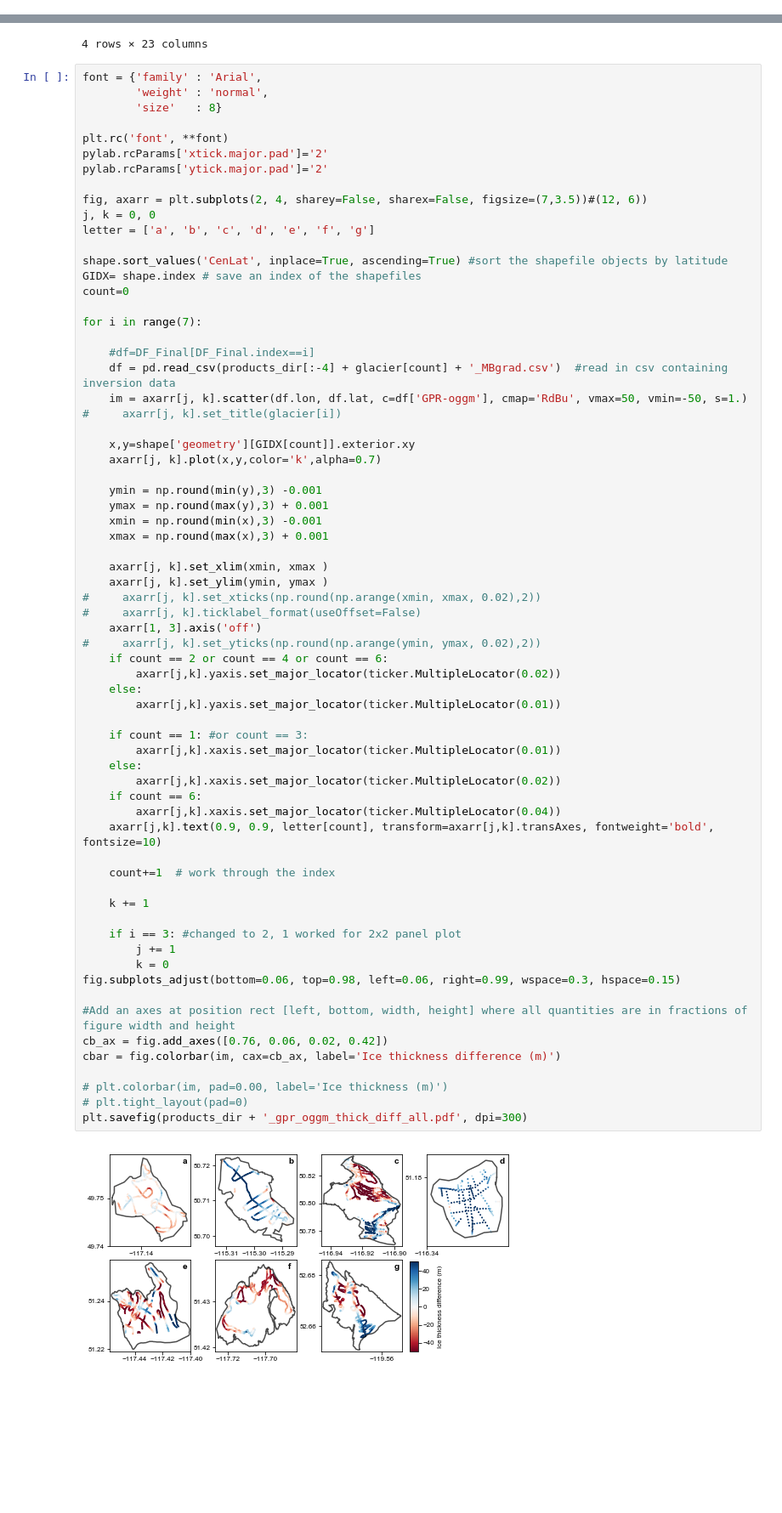
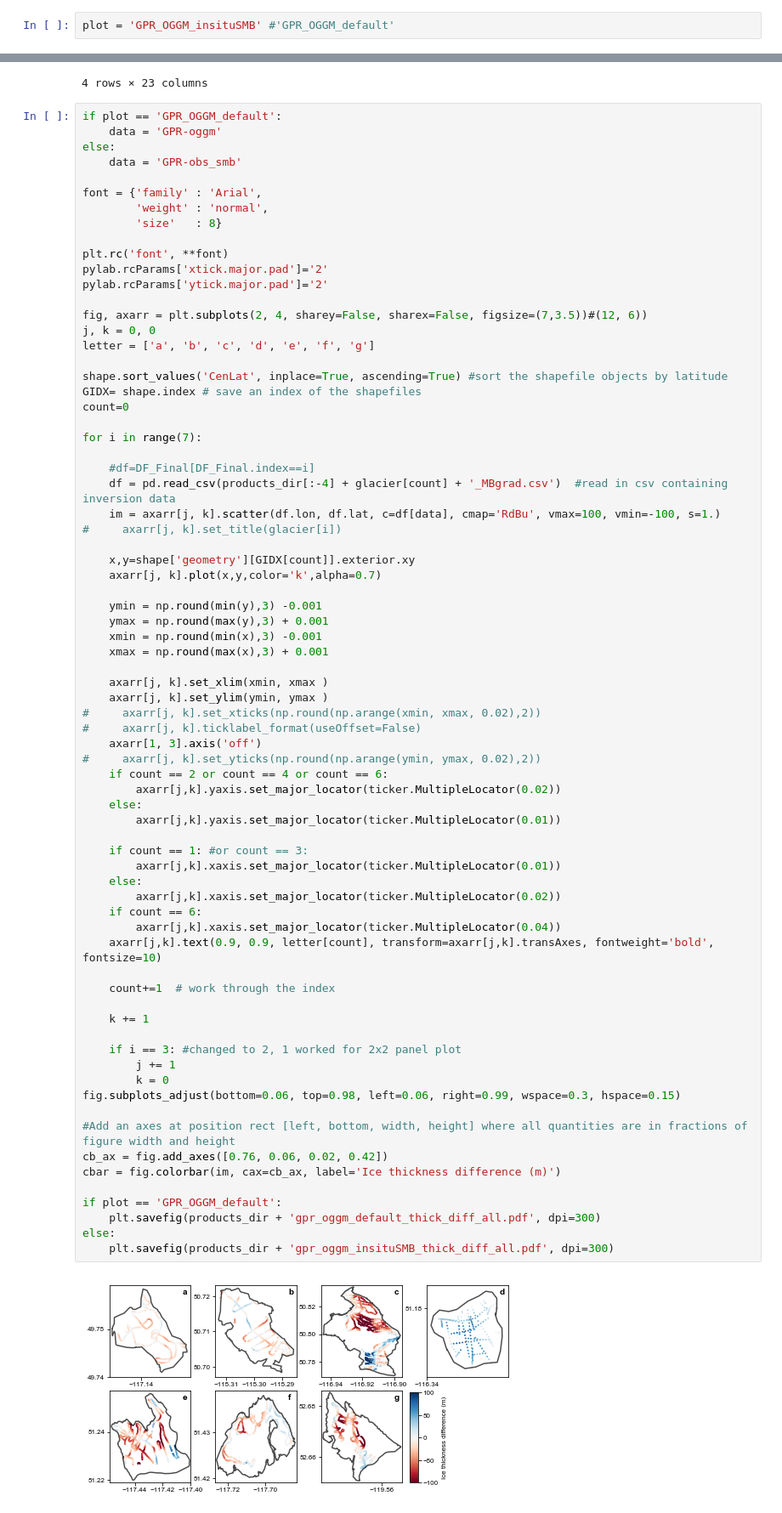
Before and after one commit to bpelto/OGGM-Columbia-Project, a Jupyter notebook: plotting/oggm_gpr_comp_plot.ipynb, the cells around one changed output, grey strips where cells are left out. Shown at 85% size. Saved outputs shown, nothing was run; the diff lists cells and outputs as text; blank space fills up the shorter version.

Commit message:
add default versus in situ option, remove oggm run

```diff
--- a/plotting/oggm_gpr_comp_plot.ipynb
+++ b/plotting/oggm_gpr_comp_plot.ipynb
@@ -71,0 +21,2 @@ workflow.execute_entity_task(tasks.distribute_thickness_per_altitude, gdirs);
+# %%
+plot = 'GPR_OGGM_insituSMB' #'GPR_OGGM_default'
@@ -81,6 +37,11 @@ shape[0:4]
 | 3 | RGI60-02.07780 | G240419E52671N | 20049999 | 20069999 | -119.581 | 52.6705 | 2 | 3 | 6.490 | 1717 | ... | ... |
 4 rows × 23 columns
 # %%
+if plot == 'GPR_OGGM_default':
+    data = 'GPR-oggm'
+else:
+    data = 'GPR-obs_smb'
+
 font = {'family' : 'Arial',
         'weight' : 'normal',
         'size'   : 8}
@@ -101,7 +62,7 @@ for i in range(7):
 
     #df=DF_Final[DF_Final.index==i]
     df = pd.read_csv(products_dir[:-4] + glacier[count] + '_MBgrad.csv')  #read in csv containing inversion data
-    im = axarr[j, k].scatter(df.lon, df.lat, c=df['GPR-oggm'], cmap='RdBu', vmax=50, vmin=-50, s=1.)
+    im = axarr[j, k].scatter(df.lon, df.lat, c=df[data], cmap='RdBu', vmax=100, vmin=-100, s=1.)
 #     axarr[j, k].set_title(glacier[i])
 
     x,y=shape['geometry'][GIDX[count]].exterior.xy
@@ -118,34 +79,35 @@ for i in range(7):
 #     axarr[j, k].ticklabel_format(useOffset=False)
     axarr[1, 3].axis('off')
 #     axarr[j, k].set_yticks(np.round(np.arange(ymin, ymax, 0.02),2))
     if count == 2 or count == 4 or count == 6:
         axarr[j,k].yaxis.set_major_locator(ticker.MultipleLocator(0.02))
     else:
         axarr[j,k].yaxis.set_major_locator(ticker.MultipleLocator(0.01))
 
     if count == 1: #or count == 3:
         axarr[j,k].xaxis.set_major_locator(ticker.MultipleLocator(0.01))
     else:
         axarr[j,k].xaxis.set_major_locator(ticker.MultipleLocator(0.02))
     if count == 6:
         axarr[j,k].xaxis.set_major_locator(ticker.MultipleLocator(0.04))
     axarr[j,k].text(0.9, 0.9, letter[count], transform=axarr[j,k].transAxes, fontweight='bold', fontsize=10)
 
     count+=1  # work through the index
 
     k += 1
 
     if i == 3: #changed to 2, 1 worked for 2x2 panel plot
         j += 1
         k = 0
 fig.subplots_adjust(bottom=0.06, top=0.98, left=0.06, right=0.99, wspace=0.3, hspace=0.15)
 
 #Add an axes at position rect [left, bottom, width, height] where all quantities are in fractions of figure width and height
 cb_ax = fig.add_axes([0.76, 0.06, 0.02, 0.42])
 cbar = fig.colorbar(im, cax=cb_ax, label='Ice thickness difference (m)')
 
-# plt.colorbar(im, pad=0.00, label='Ice thickness (m)')
-# plt.tight_layout(pad=0)
-plt.savefig(products_dir + '_gpr_oggm_thick_diff_all.pdf', dpi=300)
+if plot == 'GPR_OGGM_default':
+    plt.savefig(products_dir + 'gpr_oggm_default_thick_diff_all.pdf', dpi=300)
+else:
+    plt.savefig(products_dir + 'gpr_oggm_insituSMB_thick_diff_all.pdf', dpi=300)
 # %% [output]
-[figure, old version]
+[figure, new version]
```
Also changed, not shown: parts of 6 cells of this notebook.
